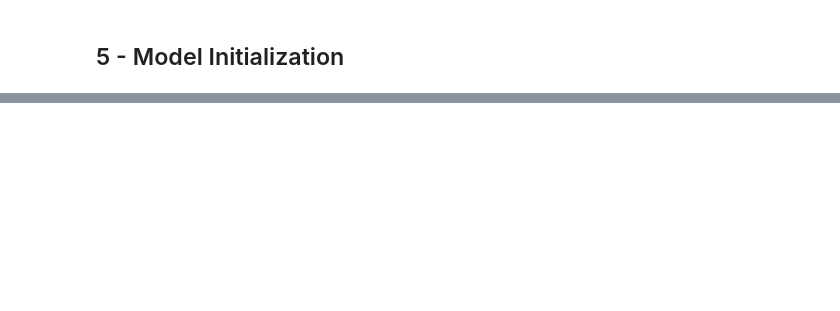
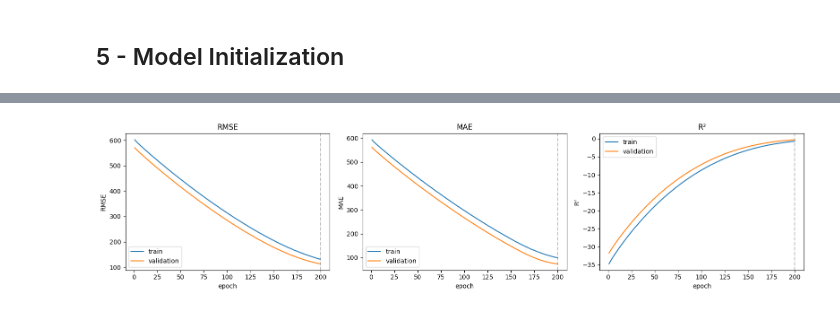
Before and after one commit to multiRH/aq_edge, a Jupyter notebook: training_model.ipynb, the cells around one changed output, grey strips where cells are left out. Saved outputs shown, nothing was run; the diff lists cells and outputs as text; code cells hidden in the pictures; blank space fills up the shorter version.

```diff
--- a/training_model.ipynb
+++ b/training_model.ipynb
@@ -269,0 +521,10 @@ len(df.loc[df.index > "2025-07-15"])/n
+# %%
+fig = plot_metrics(
+    train_rmse_scores, val_rmse_scores,
+    train_mae_scores, val_mae_scores,
+    train_r2_scores, val_r2_scores,
+)
+fig.savefig("metrics.png", dpi=150)
+plt.show()
+# %% [output]
+[figure, added]
```
Also changed, not shown: parts of 13 cells of this notebook, 3 other files.
